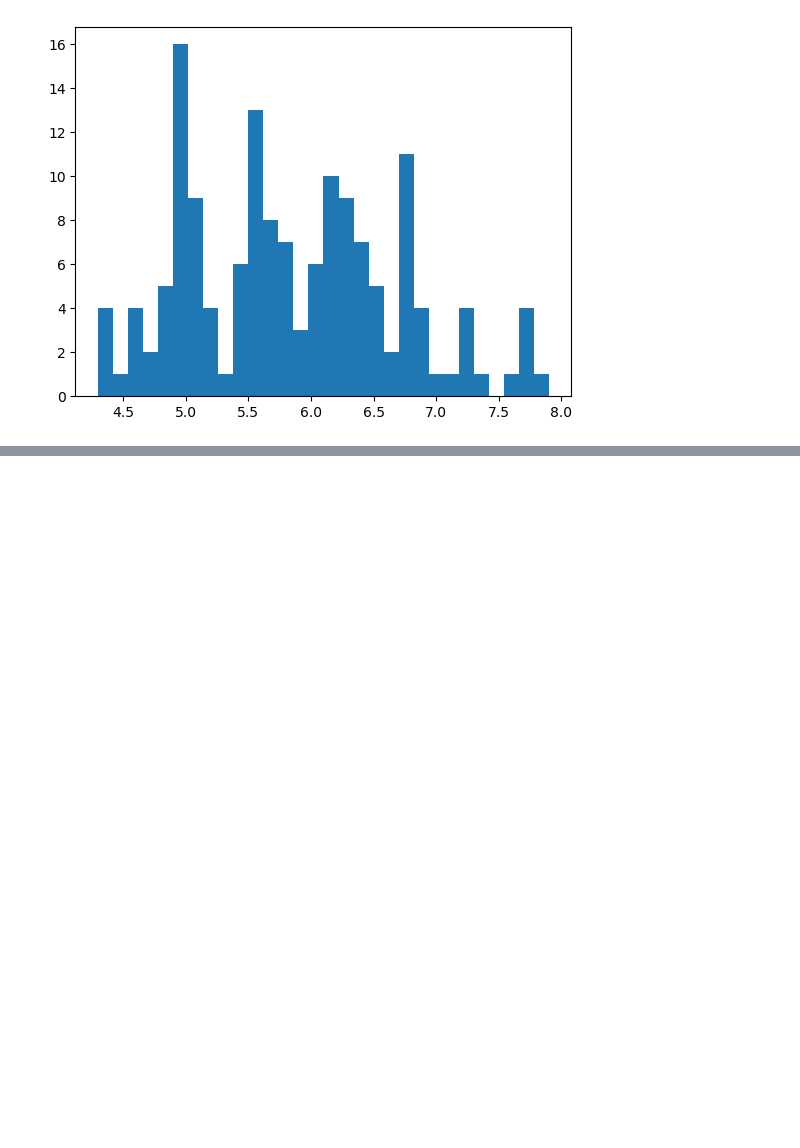
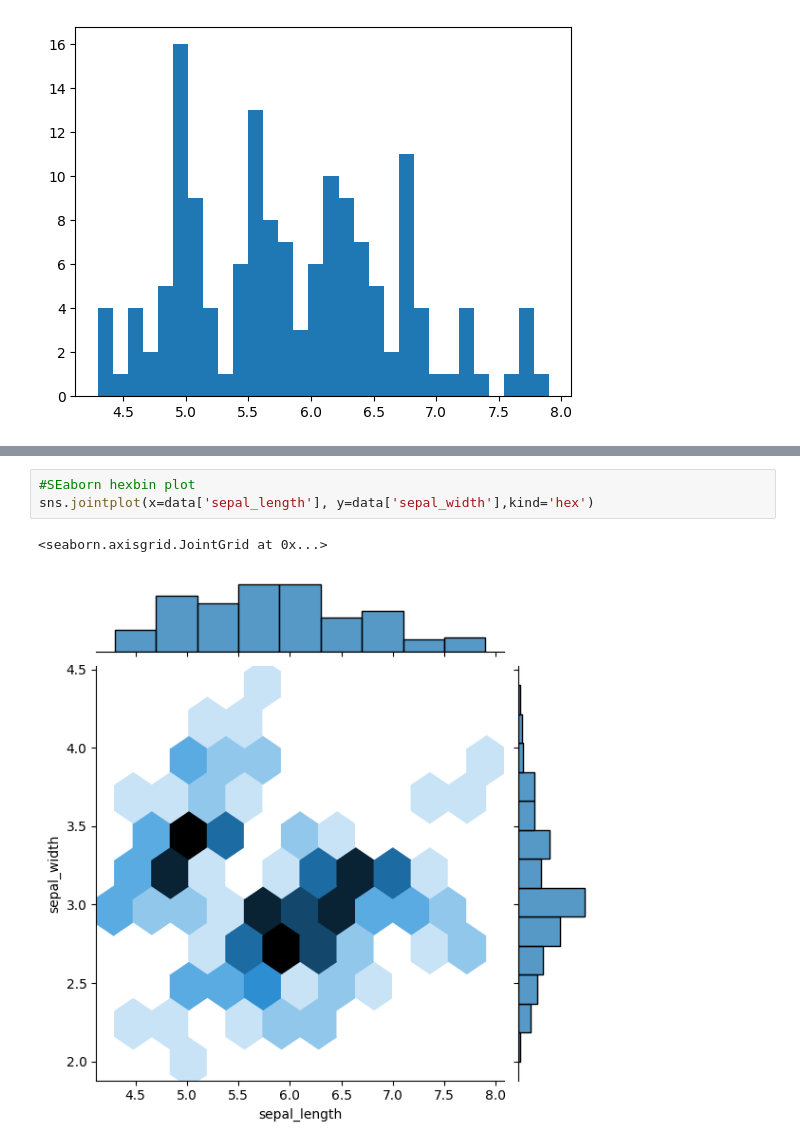
Before and after one commit to Ayush-Thakur-geek/ML_Practice, a Jupyter notebook: Exploratory Data Analysis for ML/EDA.ipynb, the cells around one changed output, grey strips where cells are left out. Cells and saved outputs as stored; diff of their text form; blank space fills up the shorter version.

```diff
--- a/Exploratory Data Analysis for ML/EDA.ipynb
+++ b/Exploratory Data Analysis for ML/EDA.ipynb
@@ -61,0 +80,6 @@ ax.set(xlabel='xlabel', ylabel='ylabel', title='Title')
+# %%
+#SEaborn hexbin plot
+sns.jointplot(x=data['sepal_length'], y=data['sepal_width'],kind='hex')
+# %% [output]
+<seaborn.axisgrid.JointGrid at 0x...>
+[figure, added]
```
Also changed, not shown: parts of 20 cells of this notebook, 4 other files.
